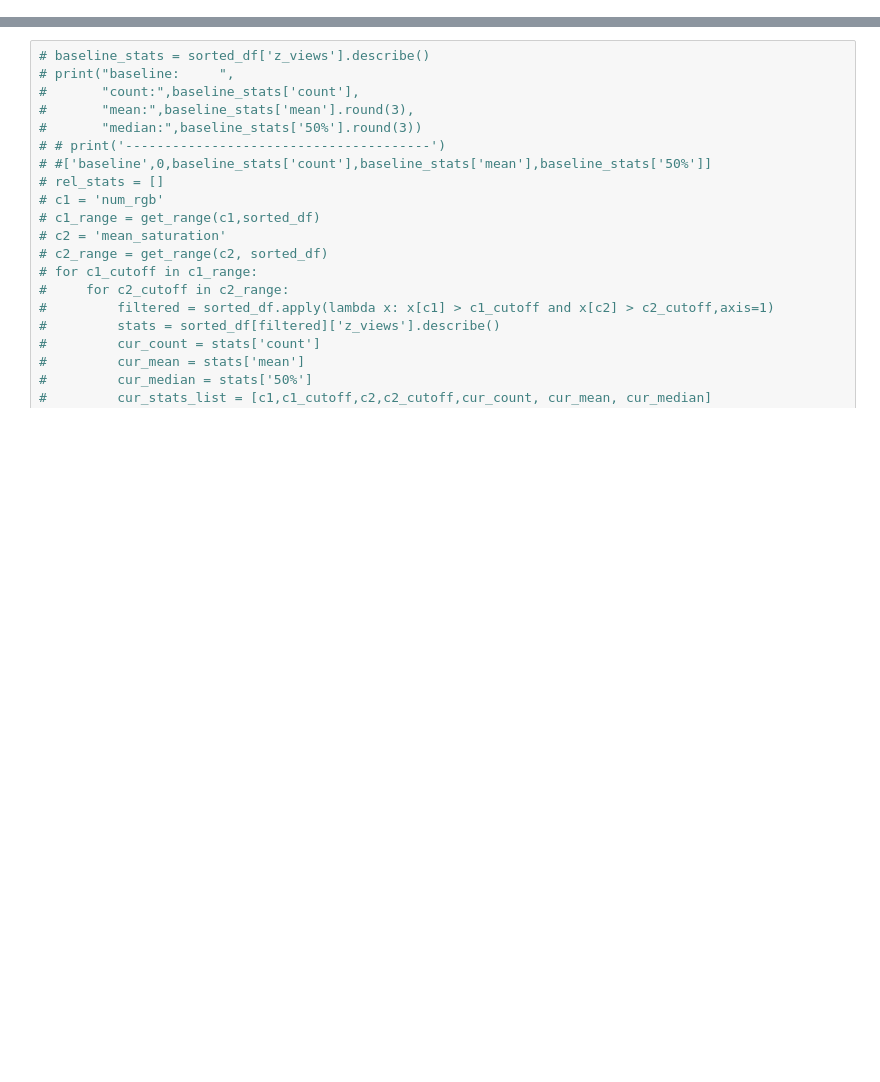
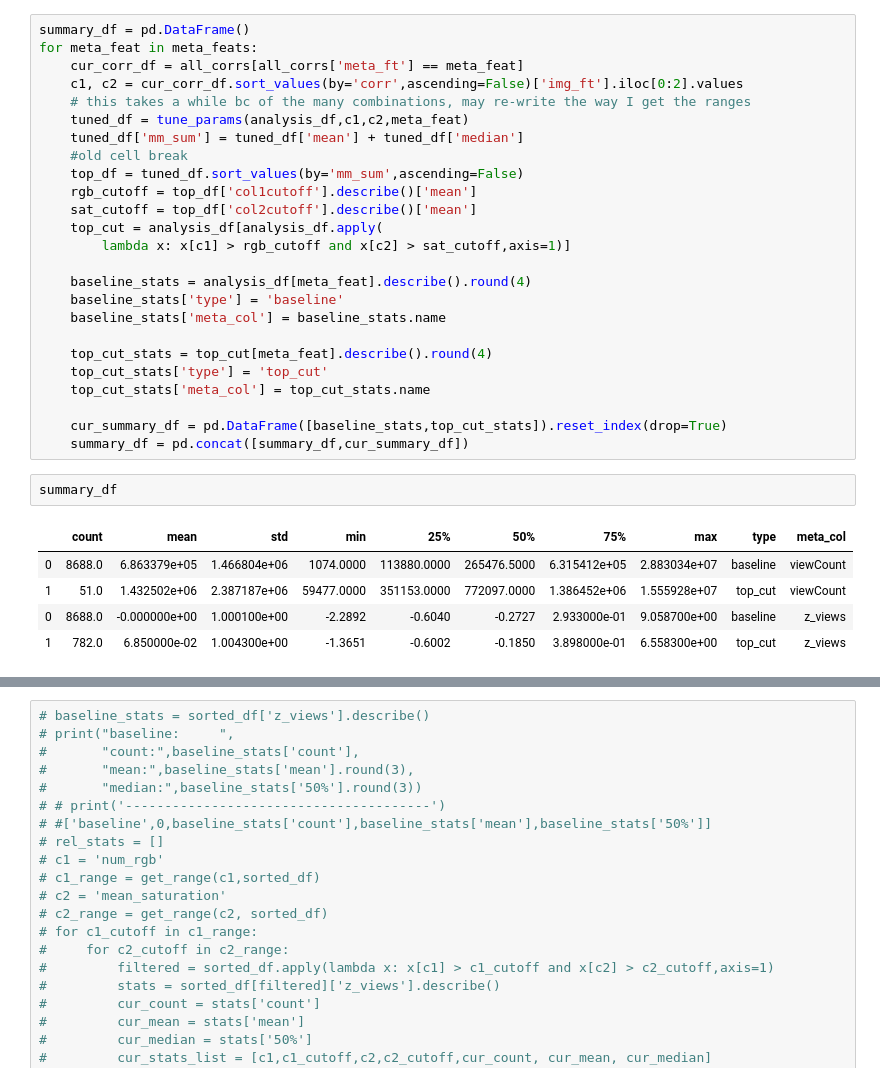
Before and after one commit to codencoding/Red-Means-Go, a Jupyter notebook: notebooks/eda/cwynne_combined_analysis.ipynb, the cells around one changed output, grey strips where cells are left out. Cells and saved outputs as stored; diff of their text form; blank space fills up the shorter version.

```diff
--- a/notebooks/eda/cwynne_combined_analysis.ipynb
+++ b/notebooks/eda/cwynne_combined_analysis.ipynb
@@ -153,0 +180,33 @@ rf.feature_importances_
+# %%
+summary_df = pd.DataFrame()
+for meta_feat in meta_feats:
+    cur_corr_df = all_corrs[all_corrs['meta_ft'] == meta_feat]
+    c1, c2 = cur_corr_df.sort_values(by='corr',ascending=False)['img_ft'].iloc[0:2].values
+    # this takes a while bc of the many combinations, may re-write the way I get the ranges
+    tuned_df = tune_params(analysis_df,c1,c2,meta_feat)
+    tuned_df['mm_sum'] = tuned_df['mean'] + tuned_df['median']
+    #old cell break
+    top_df = tuned_df.sort_values(by='mm_sum',ascending=False)
+    rgb_cutoff = top_df['col1cutoff'].describe()['mean']
+    sat_cutoff = top_df['col2cutoff'].describe()['mean']
+    top_cut = analysis_df[analysis_df.apply(
+        lambda x: x[c1] > rgb_cutoff and x[c2] > sat_cutoff,axis=1)]
+
+    baseline_stats = analysis_df[meta_feat].describe().round(4)
+    baseline_stats['type'] = 'baseline'
+    baseline_stats['meta_col'] = baseline_stats.name
+
+    top_cut_stats = top_cut[meta_feat].describe().round(4)
+    top_cut_stats['type'] = 'top_cut'
+    top_cut_stats['meta_col'] = top_cut_stats.name
+
+    cur_summary_df = pd.DataFrame([baseline_stats,top_cut_stats]).reset_index(drop=True)
+    summary_df = pd.concat([summary_df,cur_summary_df])
+# %%
+summary_df
+# %% [output]
+|  | count | mean | std | min | 25% | 50% | 75% | max | type | meta_col |
+| 0 | 8688.0 | 6.863379e+05 | 1.466804e+06 | 1074.0000 | 113880.0000 | 265476.5000 | 6.315412e+05 | 2.883034e+07 | baseline | viewCount |
+| 1 | 51.0 | 1.432502e+06 | 2.387187e+06 | 59477.0000 | 351153.0000 | 772097.0000 | 1.386452e+06 | 1.555928e+07 | top_cut | viewCount |
+| 0 | 8688.0 | -0.000000e+00 | 1.000100e+00 | -2.2892 | -0.6040 | -0.2727 | 2.933000e-01 | 9.058700e+00 | baseline | z_views |
+| 1 | 782.0 | 6.850000e-02 | 1.004300e+00 | -1.3651 | -0.6002 | -0.1850 | 3.898000e-01 | 6.558300e+00 | top_cut | z_views |
```
Also changed, not shown: parts of 70 cells of this notebook.
